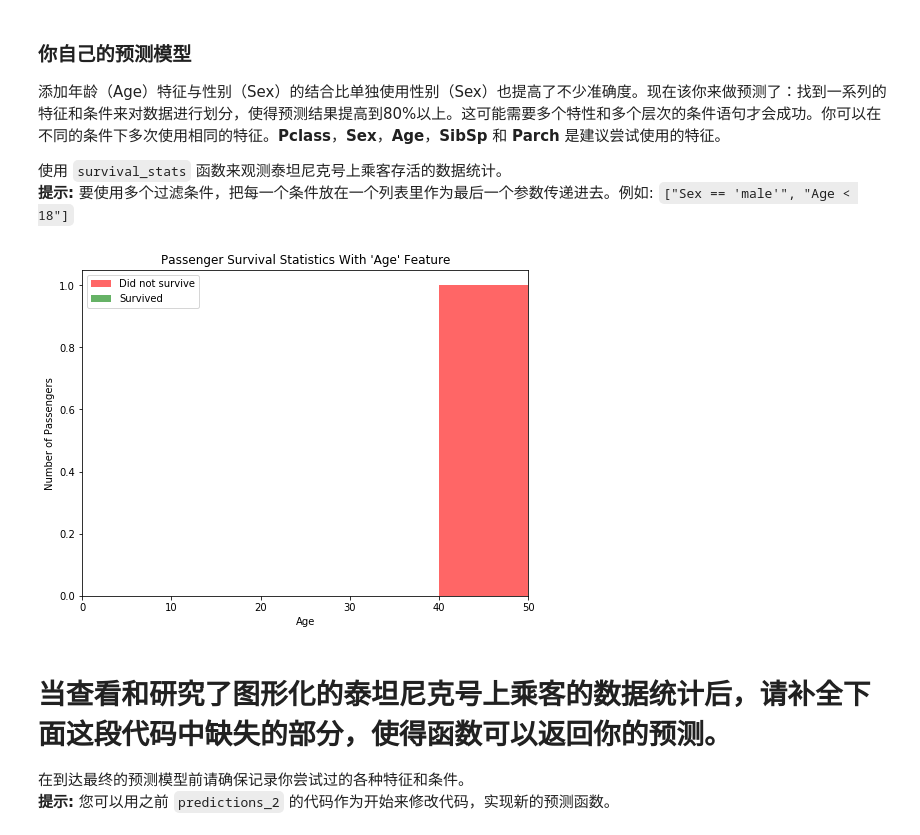
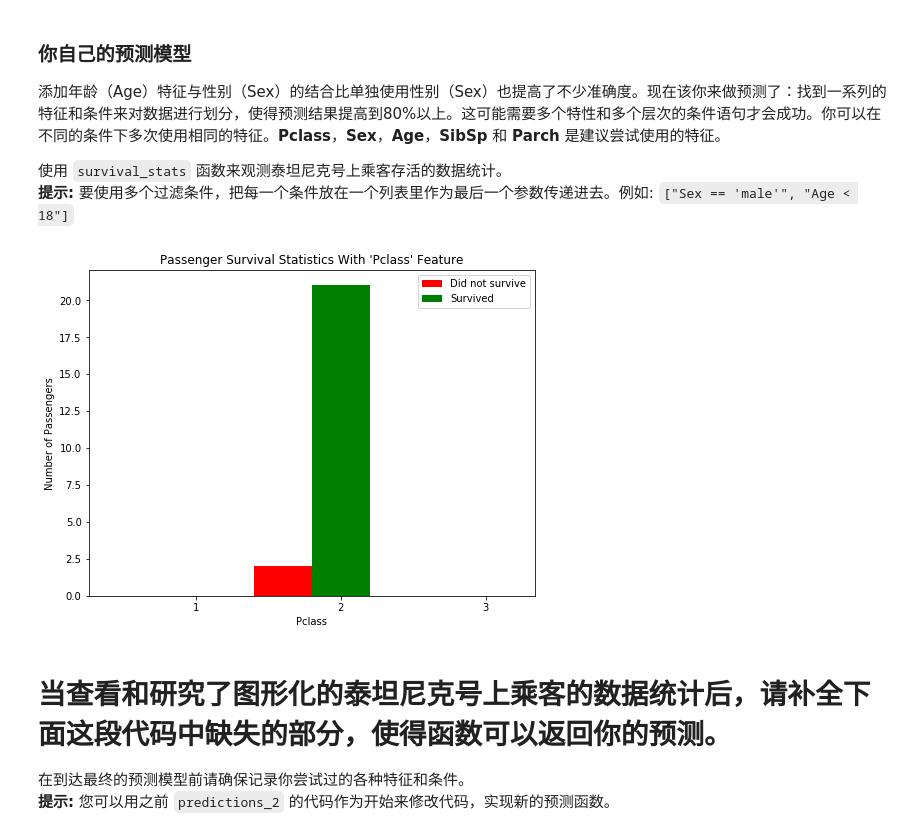
Before and after one commit to meizeidexzh/machinelearning-1, a Jupyter notebook: titanic_survival_exploration/titanic_survival_exploration.ipynb, the cells around one changed output. Saved outputs shown, nothing was run; the diff lists cells and outputs as text; code cells hidden in the pictures.

```diff
--- a/titanic_survival_exploration/titanic_survival_exploration.ipynb
+++ b/titanic_survival_exploration/titanic_survival_exploration.ipynb
@@ -225,10 +225,10 @@ Predictions have an accuracy of 79.35%.
 
 使用 `survival_stats` 函数来观测泰坦尼克号上乘客存活的数据统计。
 **提示:** 要使用多个过滤条件，把每一个条件放在一个列表里作为最后一个参数传递进去。例如: `["Sex == 'male'", "Age < 18"]`
-# %%
-survival_stats(data, outcomes, 'Age', ["Sex == 'male'","Age > 40","Age < 50","Pclass == 1","Parch == 1"])
-# %% [output]
-[figure, removed]
+# %%
+survival_stats(data, outcomes, 'Pclass',["Pclass == 2","Age < 18"])
+# %% [output]
+[figure, added]
 # %% [markdown]
 # 当查看和研究了图形化的泰坦尼克号上乘客的数据统计后，请补全下面这段代码中缺失的部分，使得函数可以返回你的预测。
 在到达最终的预测模型前请确保记录你尝试过的各种特征和条件。
```
Also changed, not shown: parts of 5 cells of this notebook, 1 other file.
